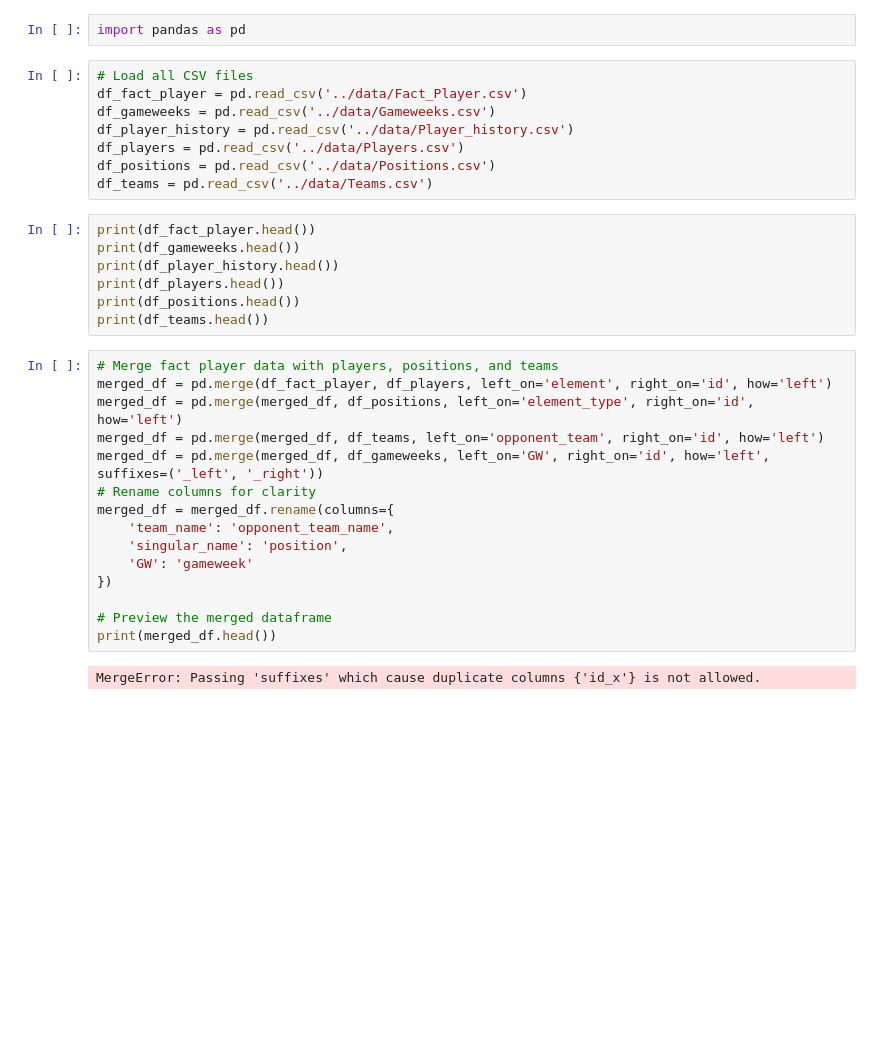
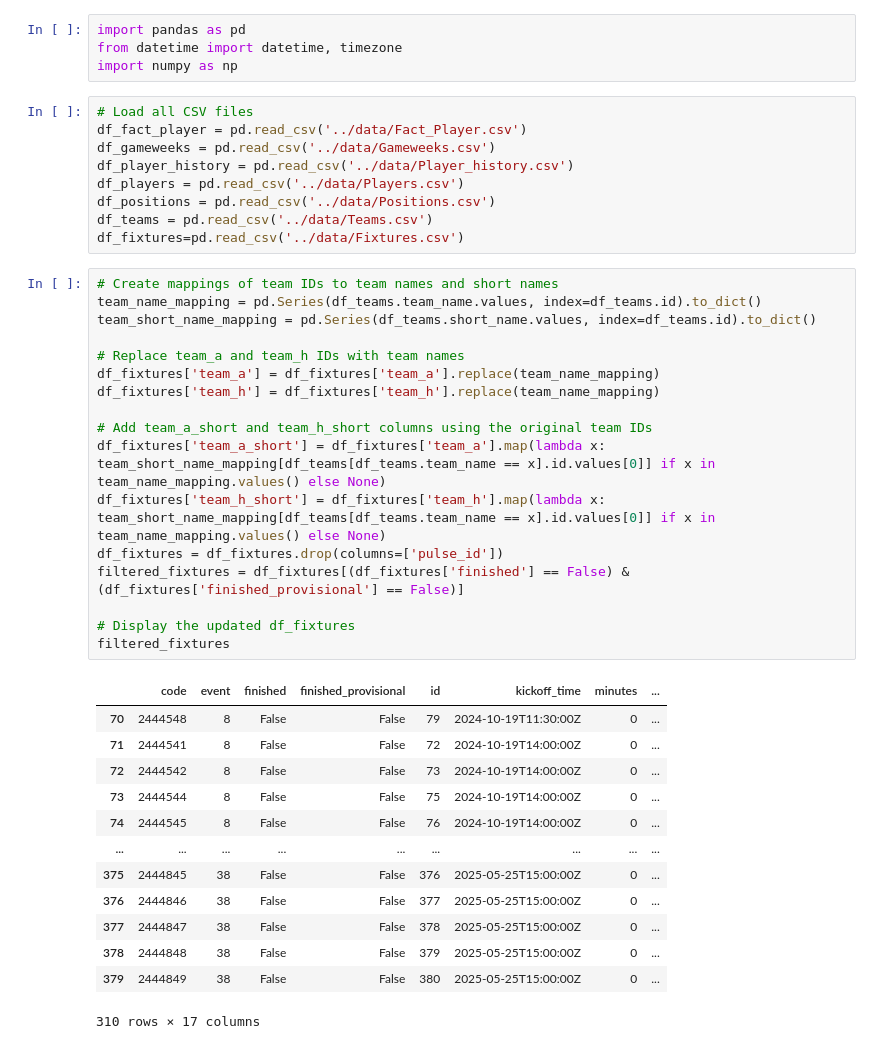
Before and after one commit to xRayzox/Piepline-FPL, a Jupyter notebook: Data-vis/FPL.ipynb, the cells around one changed output. Cells and saved outputs as stored; diff of their text form; blank space fills up the shorter version.

```diff
--- a/Data-vis/FPL.ipynb
+++ b/Data-vis/FPL.ipynb
@@ -1,5 +1,7 @@
 # %%
 import pandas as pd
+from datetime import datetime, timezone
+import numpy as np
 # %%
 # Load all CSV files
 df_fact_player = pd.read_csv('../data/Fact_Player.csv')
@@ -8,27 +10,35 @@ df_player_history = pd.read_csv('../data/Player_history.csv')
 df_players = pd.read_csv('../data/Players.csv')
 df_positions = pd.read_csv('../data/Positions.csv')
 df_teams = pd.read_csv('../data/Teams.csv')
+df_fixtures=pd.read_csv('../data/Fixtures.csv')
-# %%
-print(df_fact_player.head())
-print(df_gameweeks.head())
-print(df_player_history.head())
-print(df_players.head())
-print(df_positions.head())
-print(df_teams.head())
-# %%
-# Merge fact player data with players, positions, and teams
-merged_df = pd.merge(df_fact_player, df_players, left_on='element', right_on='id', how='left')
-merged_df = pd.merge(merged_df, df_positions, left_on='element_type', right_on='id', how='left')
-merged_df = pd.merge(merged_df, df_teams, left_on='opponent_team', right_on='id', how='left')
-merged_df = pd.merge(merged_df, df_gameweeks, left_on='GW', right_on='id', how='left', suffixes=('_left', '_right'))
-# Rename columns for clarity
-merged_df = merged_df.rename(columns={
-    'team_name': 'opponent_team_name',
-    'singular_name': 'position',
-    'GW': 'gameweek'
-})
-
-# Preview the merged dataframe
-print(merged_df.head())
-# %% [output]
-MergeError: Passing 'suffixes' which cause duplicate columns {'id_x'} is not allowed.
+# %%
+# Create mappings of team IDs to team names and short names
+team_name_mapping = pd.Series(df_teams.team_name.values, index=df_teams.id).to_dict()
+team_short_name_mapping = pd.Series(df_teams.short_name.values, index=df_teams.id).to_dict()
+
+# Replace team_a and team_h IDs with team names
+df_fixtures['team_a'] = df_fixtures['team_a'].replace(team_name_mapping)
+df_fixtures['team_h'] = df_fixtures['team_h'].replace(team_name_mapping)
+
+# Add team_a_short and team_h_short columns using the original team IDs
+df_fixtures['team_a_short'] = df_fixtures['team_a'].map(lambda x: team_short_name_mapping[df_teams[df_teams.team_name == x].id.values[0]] if x in team_name_mapping.values() else None)
+df_fixtures['team_h_short'] = df_fixtures['team_h'].map(lambda x: team_short_name_mapping[df_teams[df_teams.team_name == x].id.values[0]] if x in team_name_mapping.values() else None)
+df_fixtures = df_fixtures.drop(columns=['pulse_id'])
+filtered_fixtures = df_fixtures[(df_fixtures['finished'] == False) & (df_fixtures['finished_provisional'] == False)]
+
+# Display the updated df_fixtures
+filtered_fixtures
+# %% [output]
+|  | code | event | finished | finished_provisional | id | kickoff_time | minutes | ... |
+| 70 | 2444548 | 8 | False | False | 79 | 2024-10-19T11:30:00Z | 0 | ... |
+| 71 | 2444541 | 8 | False | False | 72 | 2024-10-19T14:00:00Z | 0 | ... |
+| 72 | 2444542 | 8 | False | False | 73 | 2024-10-19T14:00:00Z | 0 | ... |
+| 73 | 2444544 | 8 | False | False | 75 | 2024-10-19T14:00:00Z | 0 | ... |
+| 74 | 2444545 | 8 | False | False | 76 | 2024-10-19T14:00:00Z | 0 | ... |
+| ... | ... | ... | ... | ... | ... | ... | ... | ... |
+| 375 | 2444845 | 38 | False | False | 376 | 2025-05-25T15:00:00Z | 0 | ... |
+| 376 | 2444846 | 38 | False | False | 377 | 2025-05-25T15:00:00Z | 0 | ... |
+| 377 | 2444847 | 38 | False | False | 378 | 2025-05-25T15:00:00Z | 0 | ... |
+| 378 | 2444848 | 38 | False | False | 379 | 2025-05-25T15:00:00Z | 0 | ... |
+| 379 | 2444849 | 38 | False | False | 380 | 2025-05-25T15:00:00Z | 0 | ... |
+310 rows × 17 columns
```
Also changed, not shown: parts of 1 cell of this notebook.
